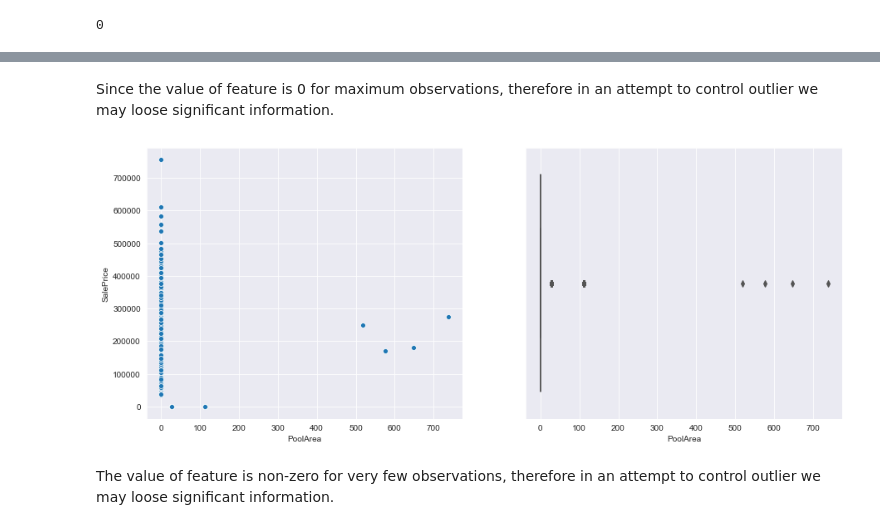
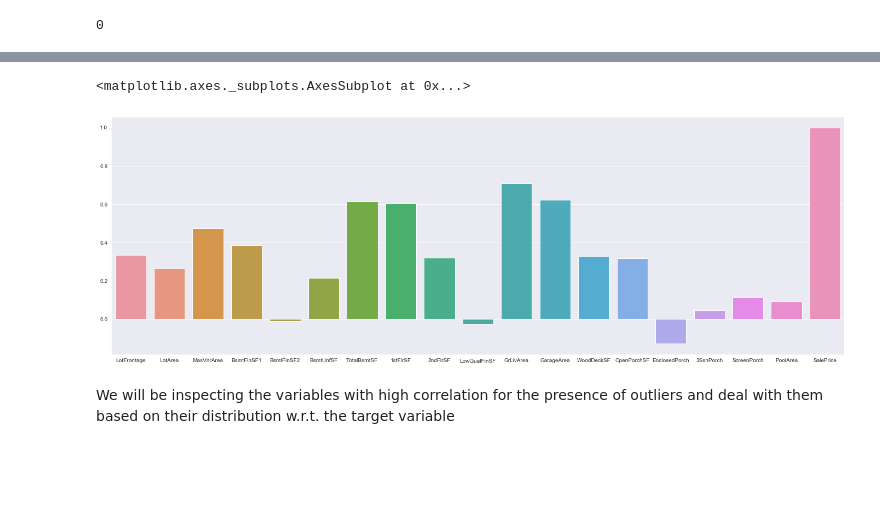
Before and after one commit to gitSuyash/Regression-Housing-Dataset, a Jupyter notebook: Notebook.ipynb, the cells around one changed output, grey strips where cells are left out. Drawn from its saved outputs; the diff is of its cells as text; code cells hidden in the pictures; blank space fills up the shorter version.

```diff
--- a/Notebook.ipynb
+++ b/Notebook.ipynb
@@ -159,13 +147,0 @@ sns.boxplot('LotFrontage',data=num_features,ax=ax2,palette='muted')
-# %%
-upper_quantile = train['LotFrontage'].quantile(0.75)
-lower_quantile = train['LotFrontage'].quantile(0.25)
-IQR = upper_quantile - lower_quantile
-upper_range = upper_quantile + IQR*1.5
-lower_range = lower_quantile - IQR*1.5
-train[train['LotFrontage']>upper_range] = upper_range
-train[train['LotFrontage']<lower_range] = lower_range
-
-
-fig, (ax1,ax2) = plt.subplots(1,2,figsize=(30,8))
-sns.scatterplot('LotFrontage','SalePrice',data=train,ax=ax1)
-sns.boxplot('LotFrontage',data=train,ax=ax2,palette='muted')
@@ -175,6 +148,6 @@ sns.boxplot('LotFrontage',data=train,ax=ax2,palette='muted')
 # %%
 #Impute Null Values
-train['LotFrontage'].fillna(train['LotFrontage'].mean(),inplace=True)
+train['LotFrontage'].fillna(train['LotFrontage'].median(),inplace=True)
 # %% [markdown]
 Dealing with nulls in MasVnrArea variable
 # %%
@@ -327,8 +196,16 @@ scatter_and_box(area_num_var[15])
-# %% [markdown]
-Since the value of feature is 0 for maximum observations, therefore in an attempt to control outlier we may loose significant information.
-# %%
-scatter_and_box(area_num_var[16])
-# %% [output]
-[figure, removed]
-# %% [markdown]
-The value of feature is non-zero for very few observations, therefore in an attempt to control outlier we may loose significant information.
+# %%
+area_num_var = ['LotFrontage','LotArea','MasVnrArea','BsmtFinSF1', 'BsmtFinSF2','BsmtUnfSF',
+                'TotalBsmtSF', '1stFlrSF', '2ndFlrSF', 'LowQualFinSF', 'GrLivArea',
+               'GarageArea','WoodDeckSF', 'OpenPorchSF','EnclosedPorch',
+                '3SsnPorch', 'ScreenPorch', 'PoolArea','SalePrice']
+
+plt.figure(figsize=(24,8))
+sns.set_style('darkgrid')
+corr_index = train[area_num_var].corr()['SalePrice'].index
+corr_value = train[area_num_var].corr()['SalePrice'].values
+sns.barplot(corr_index,corr_value)
+# %% [output]
+<matplotlib.axes._subplots.AxesSubplot at 0x...>
+[figure, added]
+# %% [markdown]
+We will be inspecting the variables with high correlation for the presence of outliers and deal with them based on their distribution w.r.t. the target variable
```
Also changed, not shown: parts of 71 cells of this notebook.
